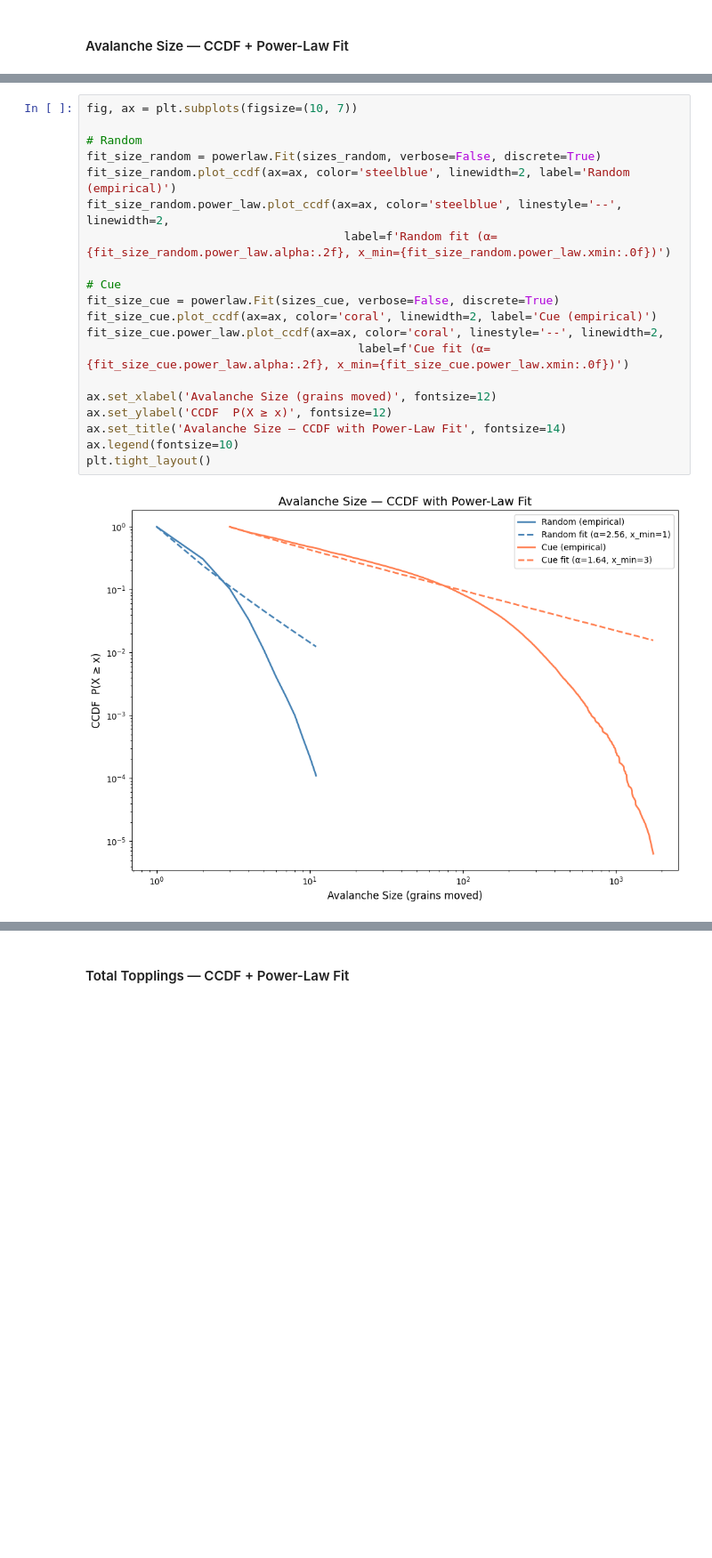
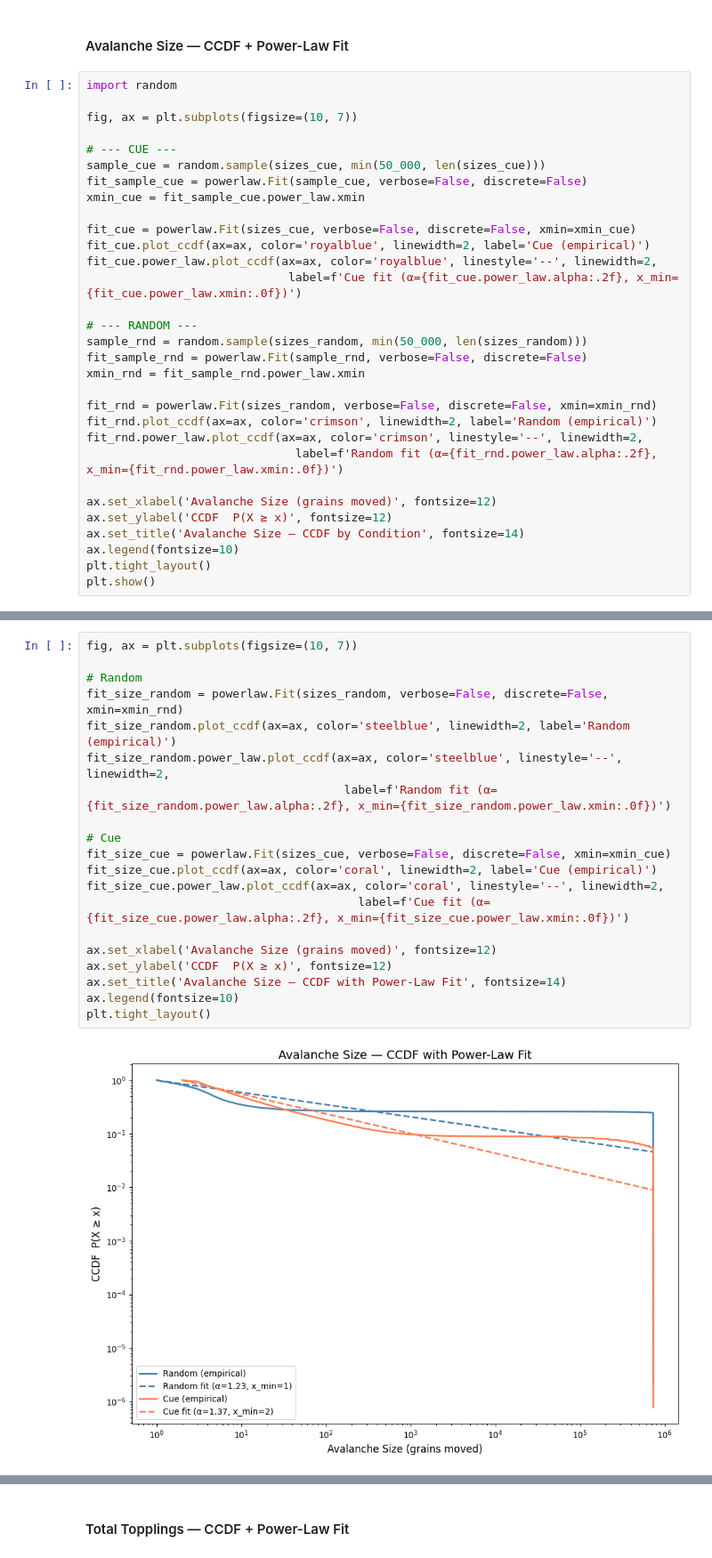
Before and after one commit to MassimoStel/SpreadingAct, a Jupyter notebook: notebooks/Sandpile_FreeAssociations.ipynb, the cells around one changed output, grey strips where cells are left out. Shown at 89% size. Saved outputs shown, nothing was run; the diff lists cells and outputs as text; blank space fills up the shorter version.

```diff
--- a/notebooks/Sandpile_FreeAssociations.ipynb
+++ b/notebooks/Sandpile_FreeAssociations.ipynb
@@ -266,2 +278,33 @@ plt.show()
 # %% [markdown]
 #### Avalanche Size — CCDF + Power-Law Fit
+# %%
+import random
+
+fig, ax = plt.subplots(figsize=(10, 7))
+
+# --- CUE ---
+sample_cue = random.sample(sizes_cue, min(50_000, len(sizes_cue)))
+fit_sample_cue = powerlaw.Fit(sample_cue, verbose=False, discrete=False)
+xmin_cue = fit_sample_cue.power_law.xmin
+
+fit_cue = powerlaw.Fit(sizes_cue, verbose=False, discrete=False, xmin=xmin_cue)
+fit_cue.plot_ccdf(ax=ax, color='royalblue', linewidth=2, label='Cue (empirical)')
+fit_cue.power_law.plot_ccdf(ax=ax, color='royalblue', linestyle='--', linewidth=2,
+                             label=f'Cue fit (α={fit_cue.power_law.alpha:.2f}, x_min={fit_cue.power_law.xmin:.0f})')
+
+# --- RANDOM ---
+sample_rnd = random.sample(sizes_random, min(50_000, len(sizes_random)))
+fit_sample_rnd = powerlaw.Fit(sample_rnd, verbose=False, discrete=False)
+xmin_rnd = fit_sample_rnd.power_law.xmin
+
+fit_rnd = powerlaw.Fit(sizes_random, verbose=False, discrete=False, xmin=xmin_rnd)
+fit_rnd.plot_ccdf(ax=ax, color='crimson', linewidth=2, label='Random (empirical)')
+fit_rnd.power_law.plot_ccdf(ax=ax, color='crimson', linestyle='--', linewidth=2,
+                              label=f'Random fit (α={fit_rnd.power_law.alpha:.2f}, x_min={fit_rnd.power_law.xmin:.0f})')
+
+ax.set_xlabel('Avalanche Size (grains moved)', fontsize=12)
+ax.set_ylabel('CCDF  P(X ≥ x)', fontsize=12)
+ax.set_title('Avalanche Size — CCDF by Condition', fontsize=14)
+ax.legend(fontsize=10)
+plt.tight_layout()
+plt.show()
@@ -268,25 +313,25 @@ plt.show()
 # %%
 fig, ax = plt.subplots(figsize=(10, 7))
 
 # Random
-fit_size_random = powerlaw.Fit(sizes_random, verbose=False, discrete=True)
+fit_size_random = powerlaw.Fit(sizes_random, verbose=False, discrete=False, xmin=xmin_rnd)
 fit_size_random.plot_ccdf(ax=ax, color='steelblue', linewidth=2, label='Random (empirical)')
 fit_size_random.power_law.plot_ccdf(ax=ax, color='steelblue', linestyle='--', linewidth=2,
                                      label=f'Random fit (α={fit_size_random.power_law.alpha:.2f}, x_min={fit_size_random.power_law.xmin:.0f})')
 
 # Cue
-fit_size_cue = powerlaw.Fit(sizes_cue, verbose=False, discrete=True)
+fit_size_cue = powerlaw.Fit(sizes_cue, verbose=False, discrete=False, xmin=xmin_cue)
 fit_size_cue.plot_ccdf(ax=ax, color='coral', linewidth=2, label='Cue (empirical)')
 fit_size_cue.power_law.plot_ccdf(ax=ax, color='coral', linestyle='--', linewidth=2,
                                        label=f'Cue fit (α={fit_size_cue.power_law.alpha:.2f}, x_min={fit_size_cue.power_law.xmin:.0f})')
 
 ax.set_xlabel('Avalanche Size (grains moved)', fontsize=12)
 ax.set_ylabel('CCDF  P(X ≥ x)', fontsize=12)
 ax.set_title('Avalanche Size — CCDF with Power-Law Fit', fontsize=14)
 ax.legend(fontsize=10)
 plt.tight_layout()
 # %% [output]
-[figure, old version]
+[figure, new version]
 # %%
 fig, ax = plt.subplots(figsize=(10, 7))
 
```
Also changed, not shown: parts of 7 cells of this notebook.
